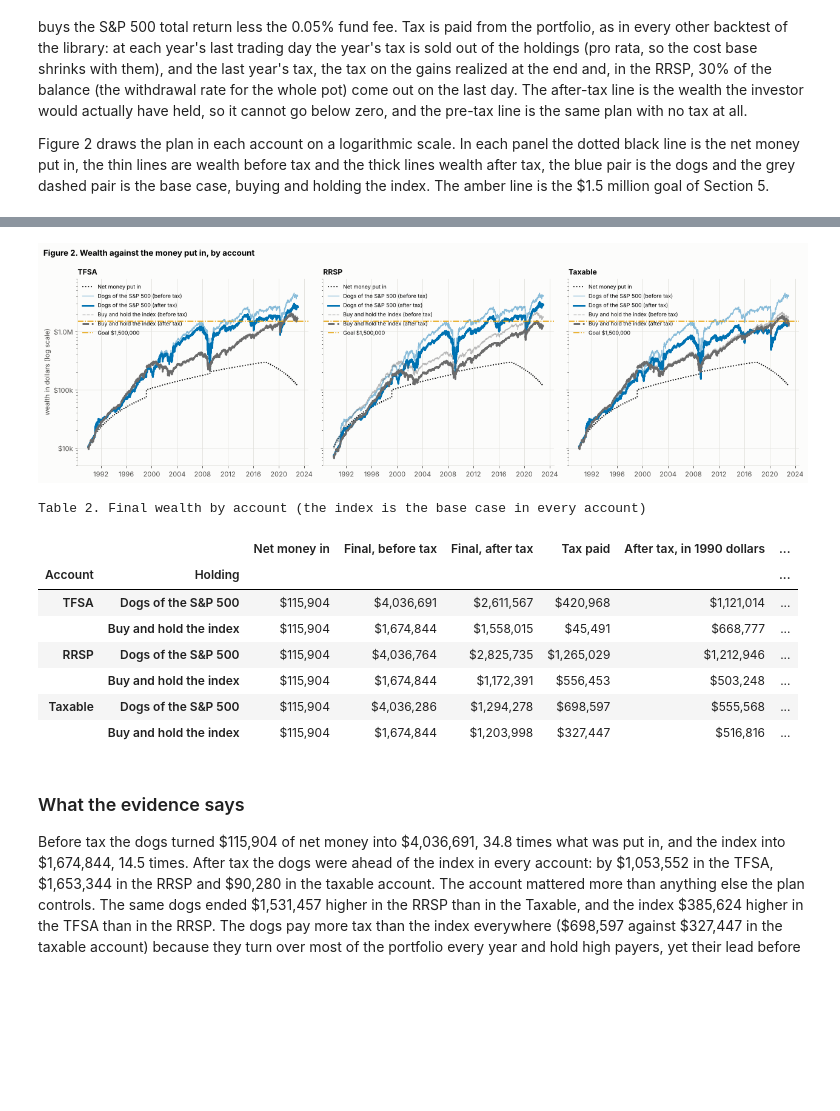
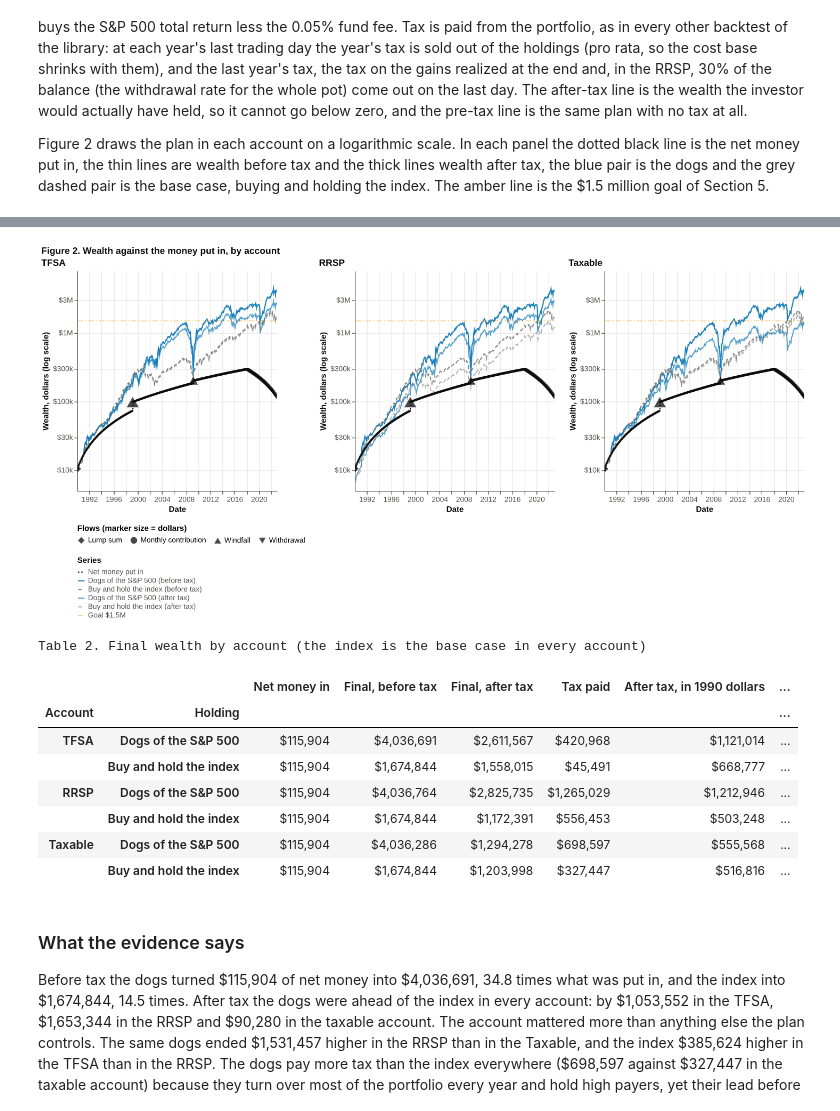
Before and after one commit to bgue/datasharing, a Jupyter notebook: screenlab/notebooks/plan_dca.ipynb, the cells around one changed output, grey strips where cells are left out. Saved outputs shown, nothing was run; the diff lists cells and outputs as text; code cells hidden in the pictures; blank space fills up the shorter version.

```diff
--- a/screenlab/notebooks/plan_dca.ipynb
+++ b/screenlab/notebooks/plan_dca.ipynb
@@ -12,7 +12,7 @@ from pathlib import Path
 warnings.filterwarnings("ignore")
 import numpy as np
 import pandas as pd
-import matplotlib.pyplot as plt
+import altair as alt
 from IPython.display import display, Markdown
 
 try:
@@ -24,14 +24,12 @@ from screenlab import Lab
 from screenlab.plan import CashFlow
 from screenlab.realdata import sp500_panel
 from screenlab.taxes import CanadianTax, TaxConfig
-from screenlab.research import plan_plots as pp
+from screenlab.research import plan_charts as pch      # interactive Altair / Vega-Lite charts, with tooltips
 from screenlab.research import tax_plots as tp
 
 if not sp500_panel.available():
     raise RuntimeError("The S&P 500 panel is not on this machine: run `make data-panel` once (local use only), then run this notebook again.")
 
-%matplotlib inline
-plt.rcParams["figure.dpi"] = 80
 ACCOUNTS = ["tfsa", "rrsp", "taxable"]
 NAME = tp.ACCOUNT_NAME                    # tfsa -> TFSA, rrsp -> RRSP, taxable -> Taxable
 STRAT = "dogs"
@@ -42,8 +40,11 @@ GOAL = 1_500_000                          # nominal dollars, after tax
 N_PATHS = 500
 WINDFALLS = [CashFlow("1999-03-01", 25_000, "windfall 1999"), CashFlow("2009-03-01", 15_000, "windfall 2009")]
 
-def show(fig):
-    display(fig); plt.close(fig)
+def show(chart):                          # interactive in JupyterLab / VS Code, the same chart as a picture elsewhere
+    pch.show(chart)
+
+def panels(charts, title, shared=False, columns=None):     # charts side by side under one figure title
+    return pch.compose(charts, title, columns=columns, shared_legend=shared)
 
 def say(text):                            # a paragraph written from the run's own numbers, so it cannot drift from them
     display(Markdown(text))
@@ -200,34 +180,19 @@ Figure 2 draws the plan in each account on a logarithmic scale. In each panel th
 # %%
-fig, axs = plt.subplots(1, 3, figsize=(16, 5), sharey=True)
-for ax, a in zip(axs, ACCOUNTS):
-    s = S[a]
-    tp._ax(ax)
-    ax.plot(s.index, s["contributed"].clip(lower=1), color=tp.INK, lw=1.6, ls=":", label="Net money put in")
-    ax.plot(s.index, s["strategy_pre"], color=tp.PALETTE[0], lw=1.2, alpha=0.45, label=f"{DOGS_LABEL} (before tax)")
-    ax.plot(s.index, s["strategy_after_tax"], color=tp.PALETTE[0], lw=2.6, label=f"{DOGS_LABEL} (after tax)")
-    ax.plot(s.index, s["index_pre"], color=tp.INDEX_COL, lw=1.2, alpha=0.45, ls="--", label=f"{INDEX_LABEL} (before tax)")
-    ax.plot(s.index, s["index_after_tax"], color=tp.INDEX_COL, lw=2.6, ls="--", label=f"{INDEX_LABEL} (after tax)")
-    ax.axhline(GOAL, color=tp.AMBER, lw=1.4, ls="-.", label=f"Goal {usd(GOAL).replace(chr(92), '')}")
-    ax.set_yscale("log")
-    ax.set_ylim(5_000, 8_000_000)
-    ax.yaxis.set_major_formatter(lambda v, _: f"${v / 1e6:.1f}M" if v >= 1e6 else f"${v / 1e3:.0f}k")
-    ax.set_title(f"{NAME[a]}", loc="left", fontsize=11, fontweight="bold", color=tp.INK)
-    ax.legend(fontsize=8, loc="upper left", frameon=False)
-axs[0].set_ylabel("wealth in dollars (log scale)")
-fig.suptitle("Figure 2. Wealth against the money put in, by account", x=0.01, ha="left", fontsize=12, fontweight="bold")
-fig.tight_layout(); show(fig)
+show(panels([pch.wealth_chart(plans[a], pretax=True, goal=GOAL, strategy_label=DOGS_LABEL, index_label=INDEX_LABEL,
+                              y_domain=(5_000, 8_000_000), title=NAME[a], width=300, height=330, flow_legend=(a == "tfsa")) for a in ACCOUNTS],
+            "Figure 2. Wealth against the money put in, by account", shared=True))
 
 rows = []
 for a in ACCOUNTS:
     for who, nm in (("strategy", DOGS_LABEL), ("index", INDEX_LABEL)):
         rows.append({"Account": NAME[a], "Holding": nm, "Net money in": m(a, who, "Contributed"), "Final, before tax": m(a, who, "FinalPreTax"),
                      "Final, after tax": m(a, who, "FinalAfterTax"), "Tax paid": m(a, who, "TaxPaid"),
                      "After tax, in 1990 dollars": m(a, who, "FinalAfterTaxReal"), "After tax, multiple of money in": m(a, who, "FinalAfterTax") / m(a, who, "Contributed")})
 tab2 = pd.DataFrame(rows).set_index(["Account", "Holding"])
 print("Table 2. Final wealth by account (the index is the base case in every account)")
 tab2.style.format({c: "${:,.0f}" for c in tab2.columns[:-1]} | {tab2.columns[-1]: "{:.1f}x"})
 # %% [output]
-[figure, old version]
+[figure, new version]
 Table 2. Final wealth by account (the index is the base case in every account)
 |  |  | Net money in | Final, before tax | Final, after tax | Tax paid | After tax, in 1990 dollars | ... |
 | Account | Holding |  |  |  |  |  | ... |
```
Also changed, not shown: parts of 17 cells of this notebook, 6 other files.
